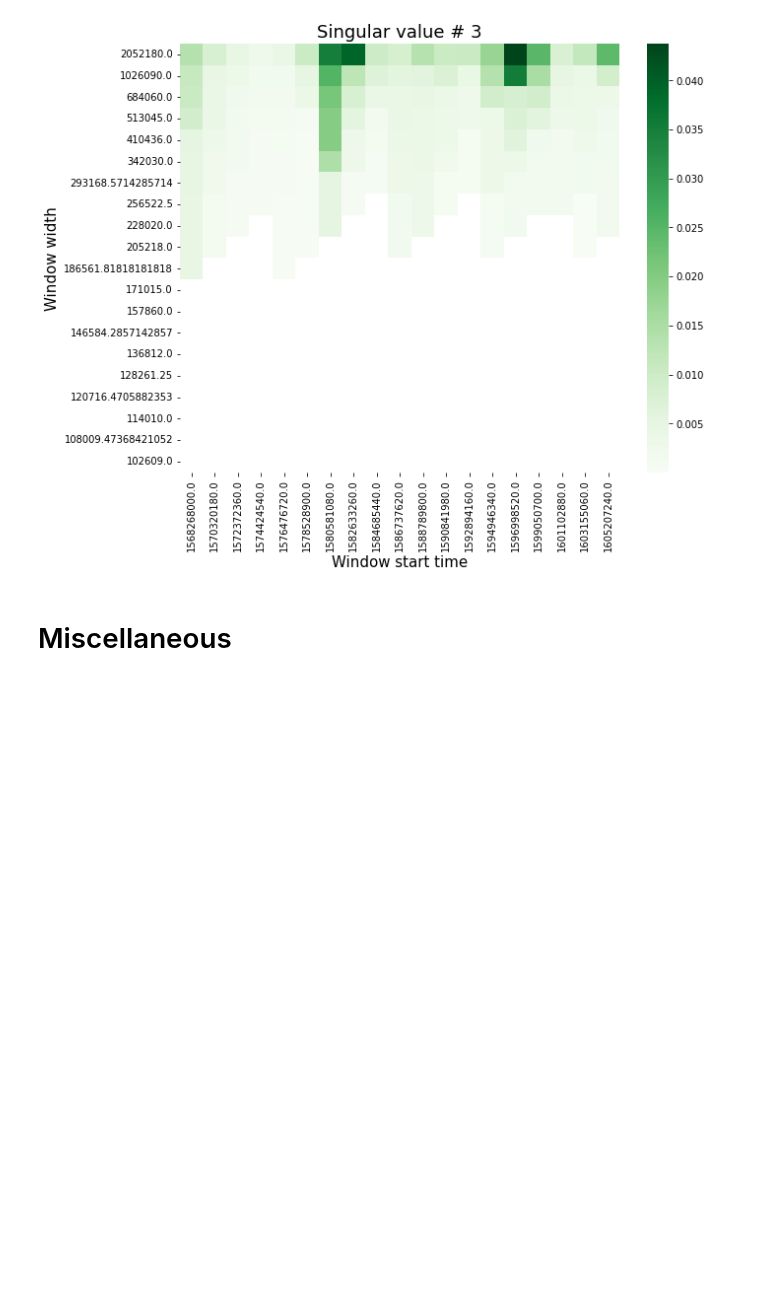
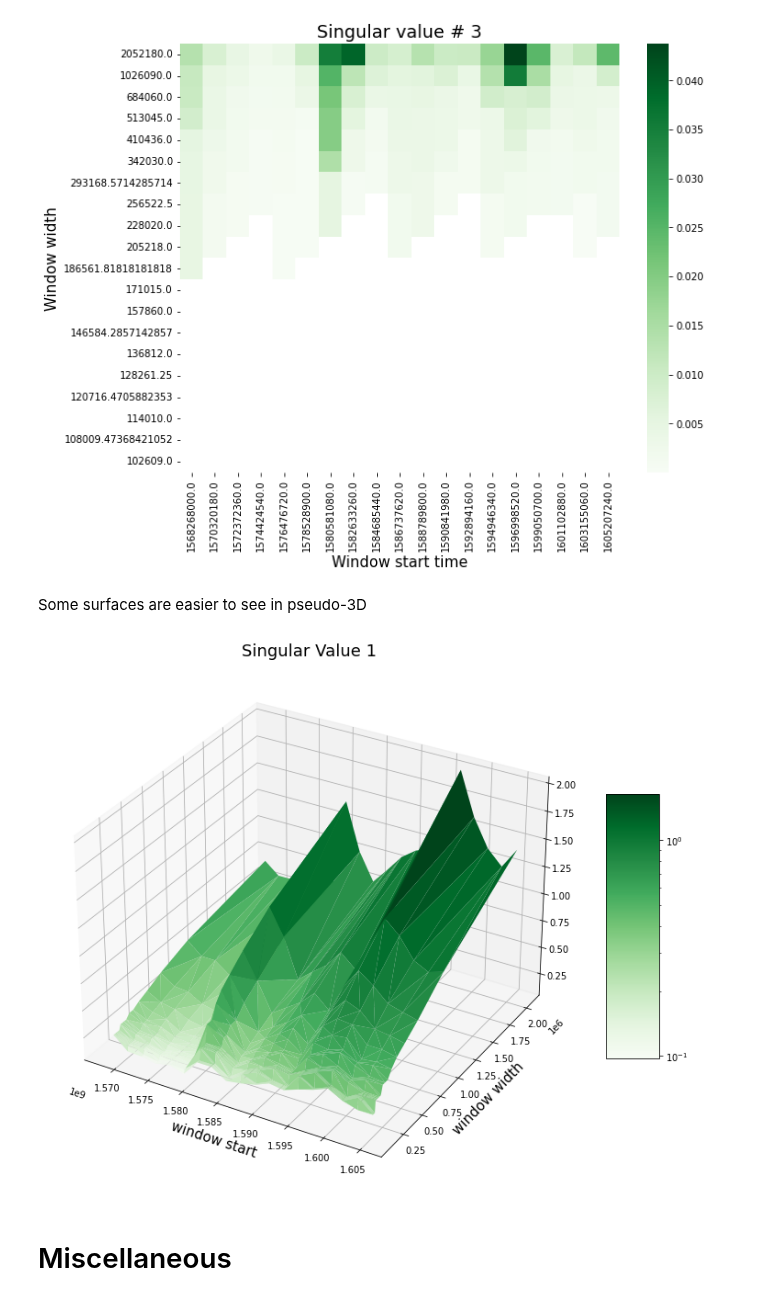
Before and after one commit to Mitchellpkt/python-isthmuslib, a Jupyter notebook: isthmuslib_tutorial.ipynb, the cells around one changed output. Saved outputs shown, nothing was run; the diff lists cells and outputs as text; code cells hidden in the pictures; blank space fills up the shorter version.

```diff
--- a/isthmuslib_tutorial.ipynb
+++ b/isthmuslib_tutorial.ipynb
@@ -283,6 +283,13 @@ timeseries.plot_info_surface();
 [figure]
 [figure]
 [figure]
+# %% [markdown]
+Some surfaces are easier to see in pseudo-3D
+# %%
+timeseries.info_surface.visualize_embedded_surface(*['window_start', 'window_width', 'singular_value_1'],
+                                                  xlabel='window start', ylabel='window width', title='Singular Value 1');
+# %% [output]
+[figure, added]
 # %% [markdown]
 # Miscellaneous
 # %% [markdown]
```
Also changed, not shown: parts of 3 cells of this notebook.
